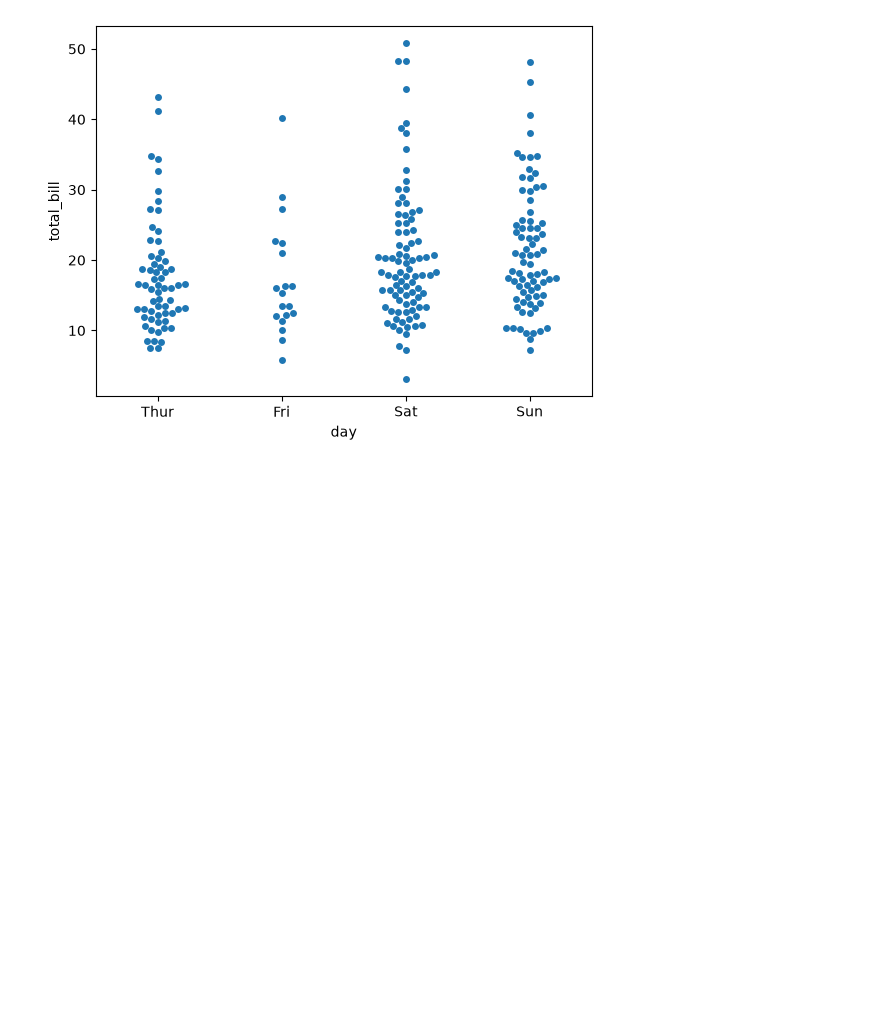
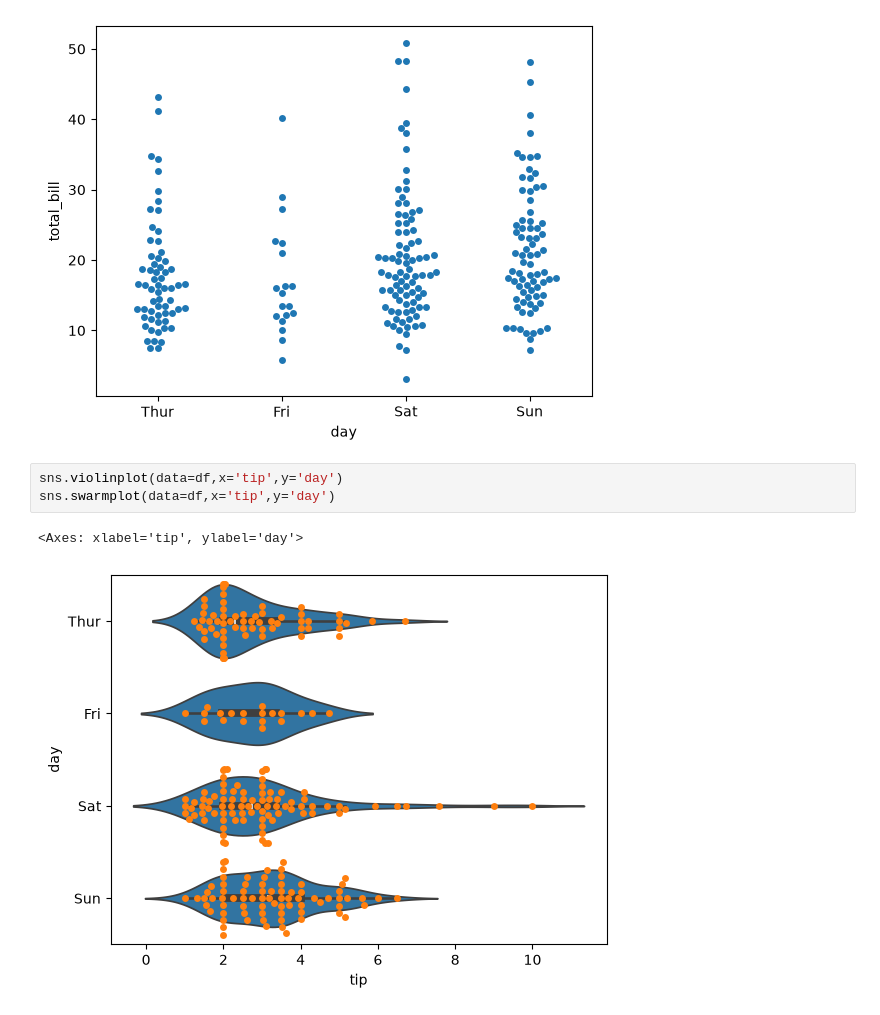
Before and after one commit to AarushiSavla/data-visualization, a Jupyter notebook: categoricalplots.ipynb, the cells around one changed output. Drawn from its saved outputs; the diff is of its cells as text; blank space fills up the shorter version.

```diff
--- a/categoricalplots.ipynb
+++ b/categoricalplots.ipynb
@@ -90,3 +90,9 @@ sns.swarmplot(data =df, x='day',y='total_bill')
 # %% [output]
 <Axes: xlabel='day', ylabel='total_bill'>
 [figure]
+# %%
+sns.violinplot(data=df,x='tip',y='day')
+sns.swarmplot(data=df,x='tip',y='day')
+# %% [output]
+<Axes: xlabel='tip', ylabel='day'>
+[figure, added]
```
